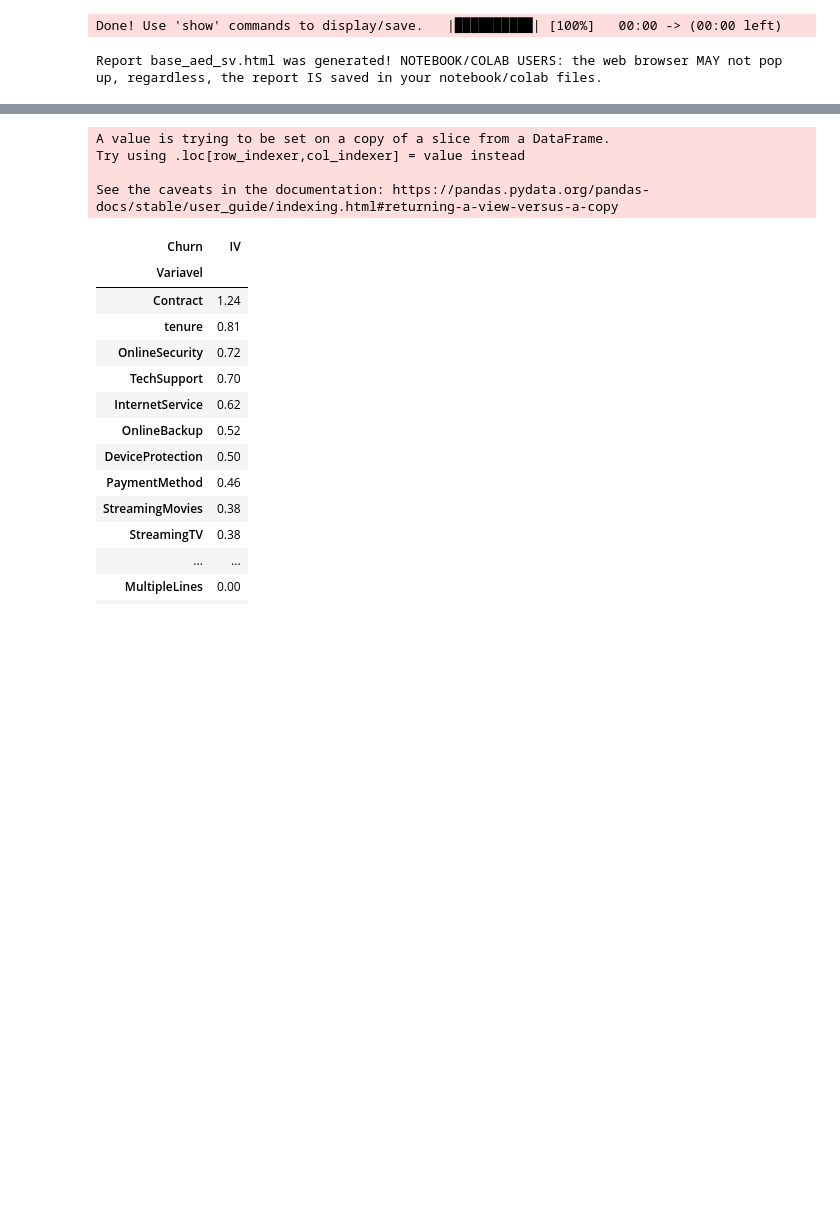
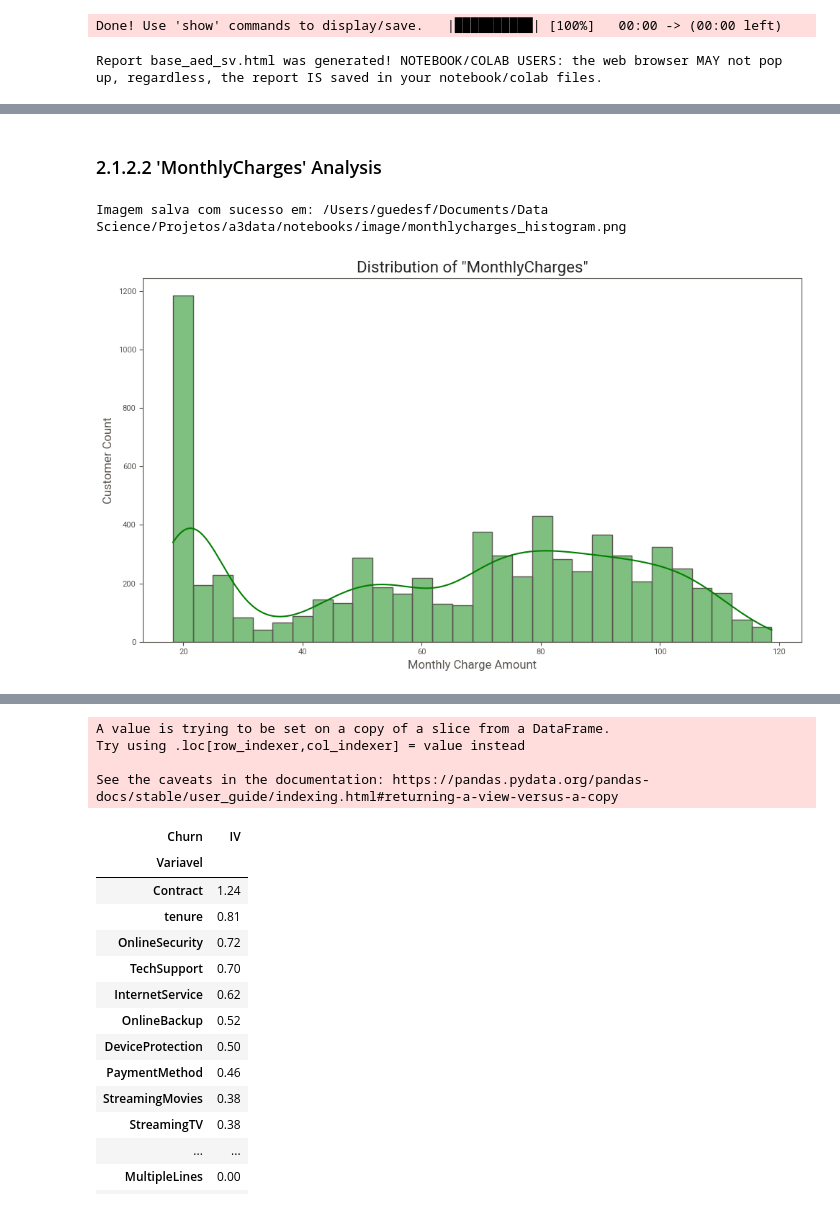
Before and after one commit to fabionguedes/Churn-Prediction, a Jupyter notebook: notebooks/eda.ipynb, the cells around one changed output, grey strips where cells are left out. Cells and saved outputs as stored; diff of their text form; code cells hidden in the pictures; blank space fills up the shorter version.

```diff
--- a/notebooks/eda.ipynb
+++ b/notebooks/eda.ipynb
@@ -170,0 +218,24 @@ Report base_aed_sv.html was generated! NOTEBOOK/COLAB USERS: the web browser MAY
+# %% [markdown]
+### 2.1.2.2 'MonthlyCharges' Analysis
+# %%
+# Histogram
+plt.figure(figsize=(10, 6))
+sns.histplot(df['MonthlyCharges'], bins=30, kde=True, color='green')
+plt.title('Distribution of "MonthlyCharges"', fontsize=16)
+plt.xlabel('Monthly Charge Amount', fontsize=12)
+plt.ylabel('Customer Count', fontsize=12)
+plt.tight_layout()
+
+# path preparation steps:
+output_image_dir = '/Users/guedesf/Documents/Data Science/Projetos/a3data/notebooks/image'
+output_image_filename = 'monthlycharges_histogram.png'
+
+# function to prepare the full path
+image_pah = preditiva.preparar_caminho_salvamento(output_image_dir, output_image_filename)
+
+# save the image
+plt.savefig(image_pah)
+print(f"Imagem salva com sucesso em: {image_pah}")
+# %% [output]
+Imagem salva com sucesso em: /Users/guedesf/Documents/Data Science/Projetos/a3data/notebooks/image/monthlycharges_histogram.png
+[figure, added]
```
Also changed, not shown: parts of 16 cells of this notebook.
